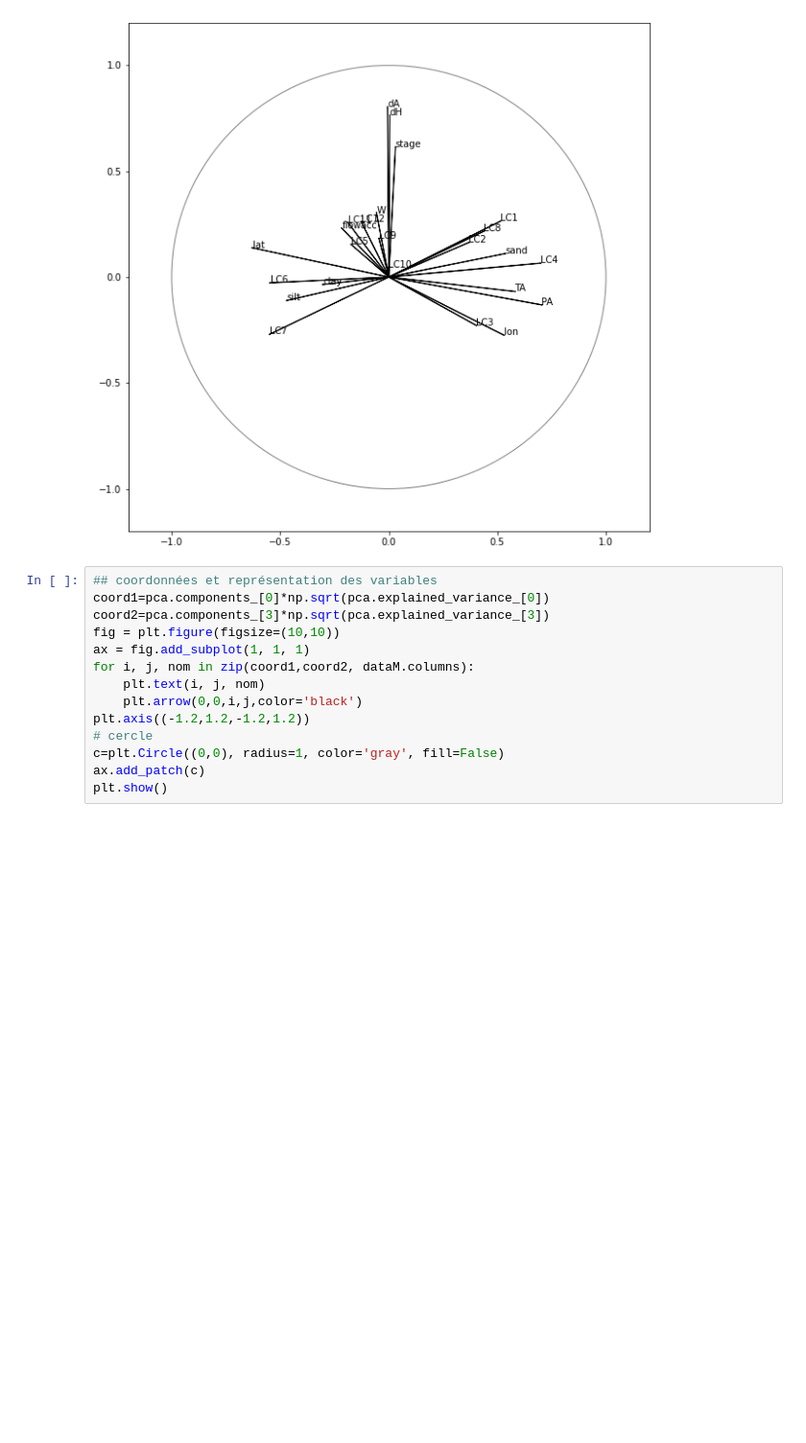
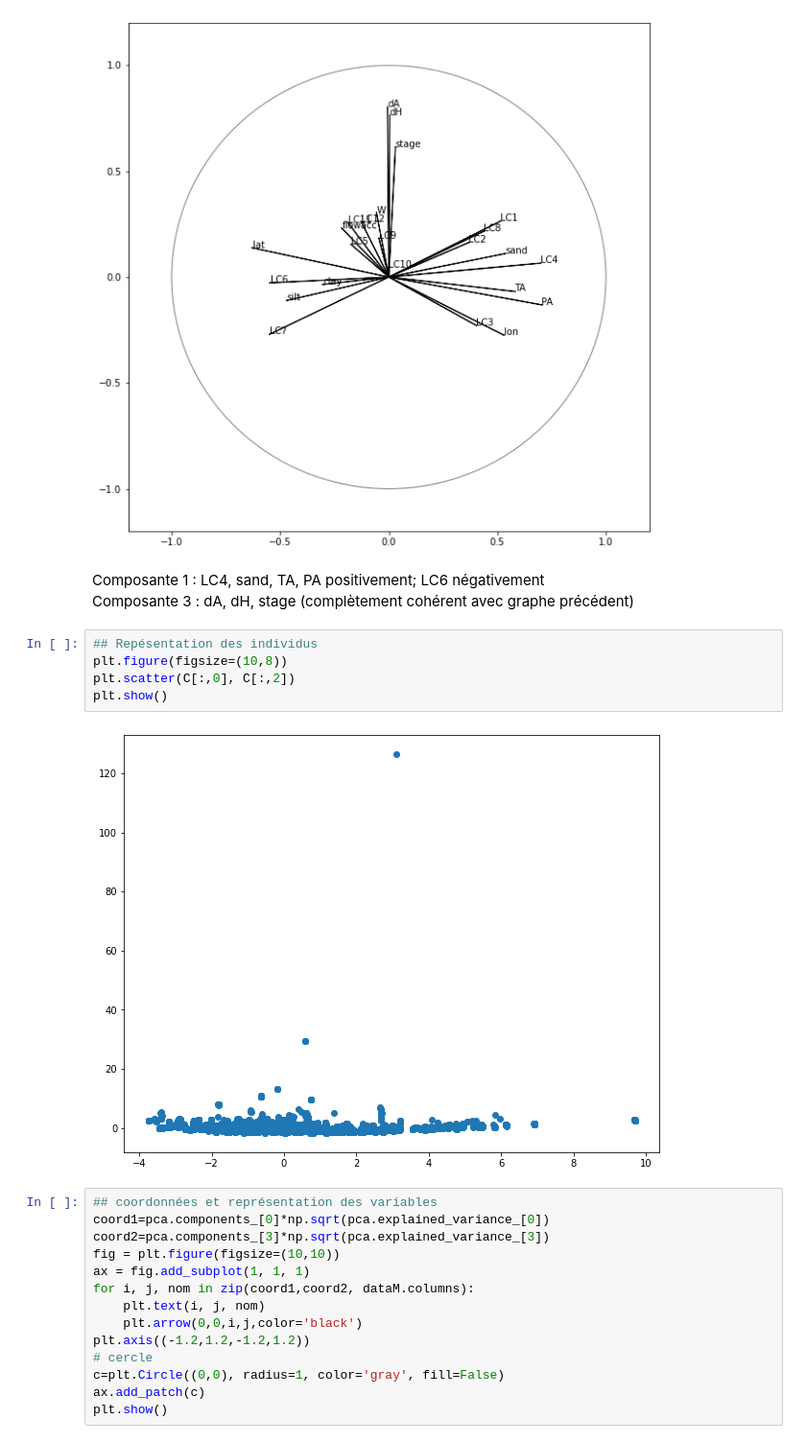
Before and after one commit to scastets/Projet4MA_Hydrologie, a Jupyter notebook: Notebooks/HYDROSWOT_AnalysesStats.ipynb, the cells around one changed output. Shown at 96% size. Cells and saved outputs as stored; diff of their text form; blank space fills up the shorter version.

```diff
--- a/Notebooks/HYDROSWOT_AnalysesStats.ipynb
+++ b/Notebooks/HYDROSWOT_AnalysesStats.ipynb
@@ -195,6 +215,16 @@ ax.add_patch(c)
 plt.show()
 # %% [output]
 [figure]
+# %% [markdown]
+Composante 1 : LC4, sand, TA, PA positivement; LC6 négativement
+Composante 3 : dA, dH, stage (complètement cohérent avec graphe précédent)
+# %%
+## Repésentation des individus
+plt.figure(figsize=(10,8))
+plt.scatter(C[:,0], C[:,2])
+plt.show()
+# %% [output]
+[figure, added]
 # %%
 ## coordonnées et représentation des variables
 coord1=pca.components_[0]*np.sqrt(pca.explained_variance_[0])
```
Also changed, not shown: parts of 8 cells of this notebook.
